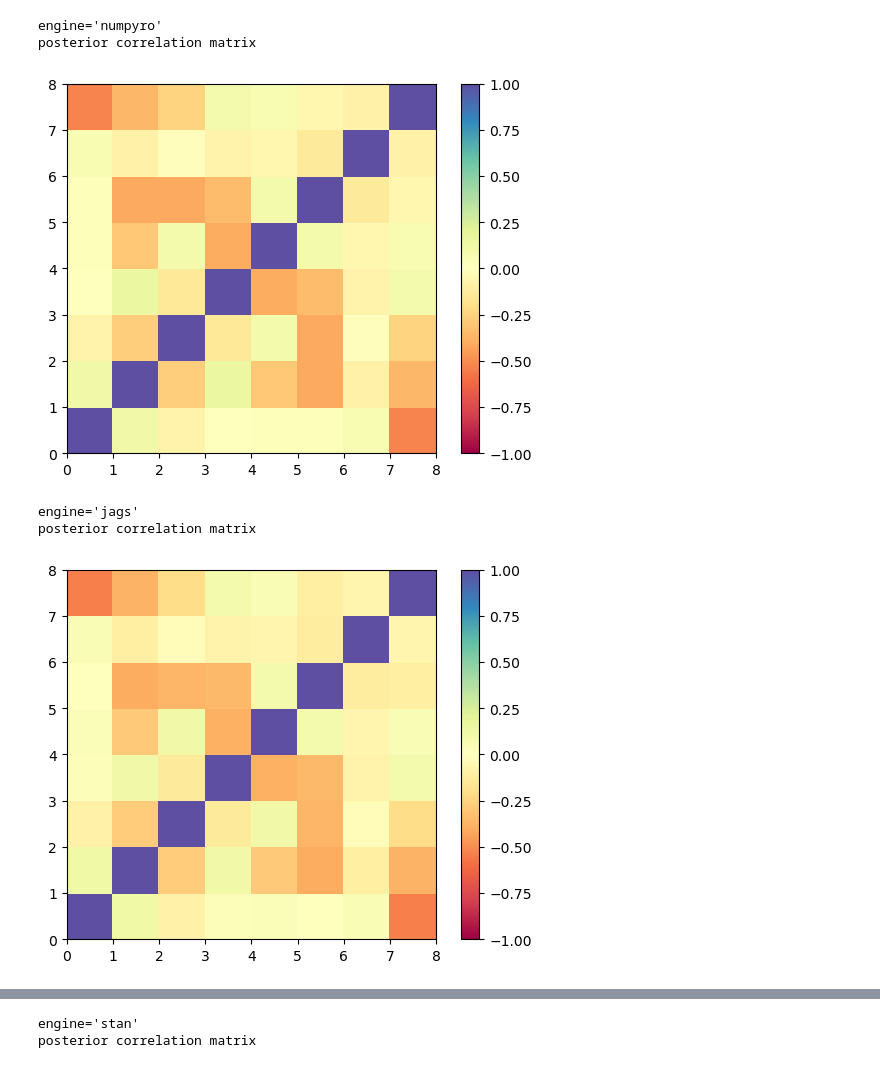
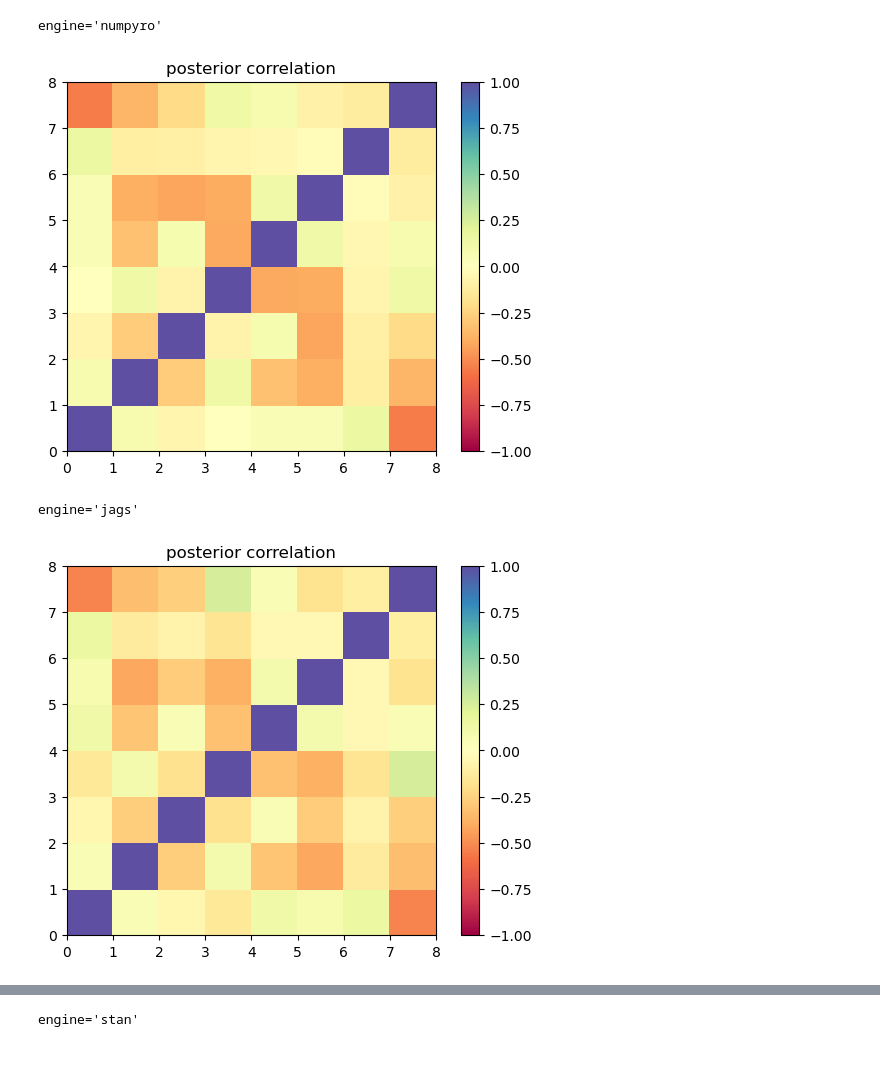
Before and after one commit to justindomke/pangolin, a Jupyter notebook: demo-logistic-regression.ipynb, the cells around one changed output, grey strips where cells are left out. Drawn from its saved outputs; the diff is of its cells as text; code cells hidden in the pictures.

```diff
--- a/demo-logistic-regression.ipynb
+++ b/demo-logistic-regression.ipynb
@@ -14,25 +12,24 @@ X = np.array(pima.data)
 y_obs = np.array(pima.target).astype(int)
 # %%
 # define model
-w = pangolin.vmap(pangolin.normal,None,axis_size=X.shape[1])(0,1)
-means = pangolin.makerv(X) @ w
-y = pangolin.vmap(pangolin.bernoulli_logit,0)(means)
+w = vmap(normal,None,axis_size=X.shape[1])(0,1)
+y = vmap(bernoulli_logit, 0)(X @ w)
 # %%
 for engine in ["numpyro","jags","stan"]:
-    calc = pangolin.Calculate(engine,niter=10000)
+    # do inference
+    calc = Calculate(engine,niter=1000)
     ws = calc.sample(w, y, y_obs)
+    # plot corr matrix
     print(f"{engine=}")
     C = np.corrcoef(ws.T)
-    print("posterior correlation matrix")
     plt.pcolor(C,cmap="Spectral")
     plt.clim([-1,1])
     plt.gca().set_aspect("equal")
+    plt.title("posterior correlation")
     plt.colorbar()
     plt.show()
 # %% [output]
 engine='numpyro'
-posterior correlation matrix
-[figure, old version]
+[figure, new version]
 engine='jags'
-posterior correlation matrix
-[figure, old version]
+[figure, new version]
@@ -42,2 +39 @@ posterior correlation matrix
 engine='stan'
-posterior correlation matrix
```
Also changed, not shown: parts of 2 cells of this notebook.
